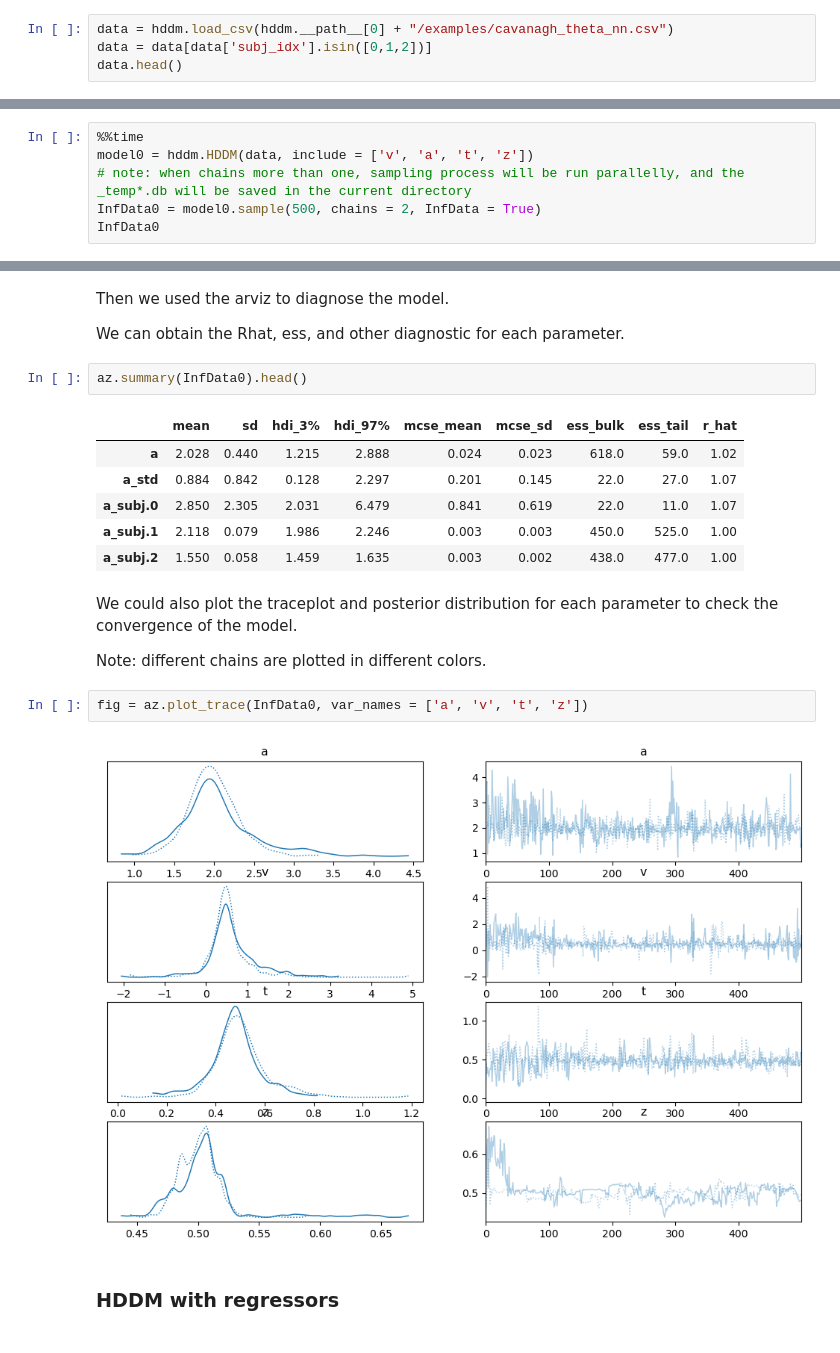
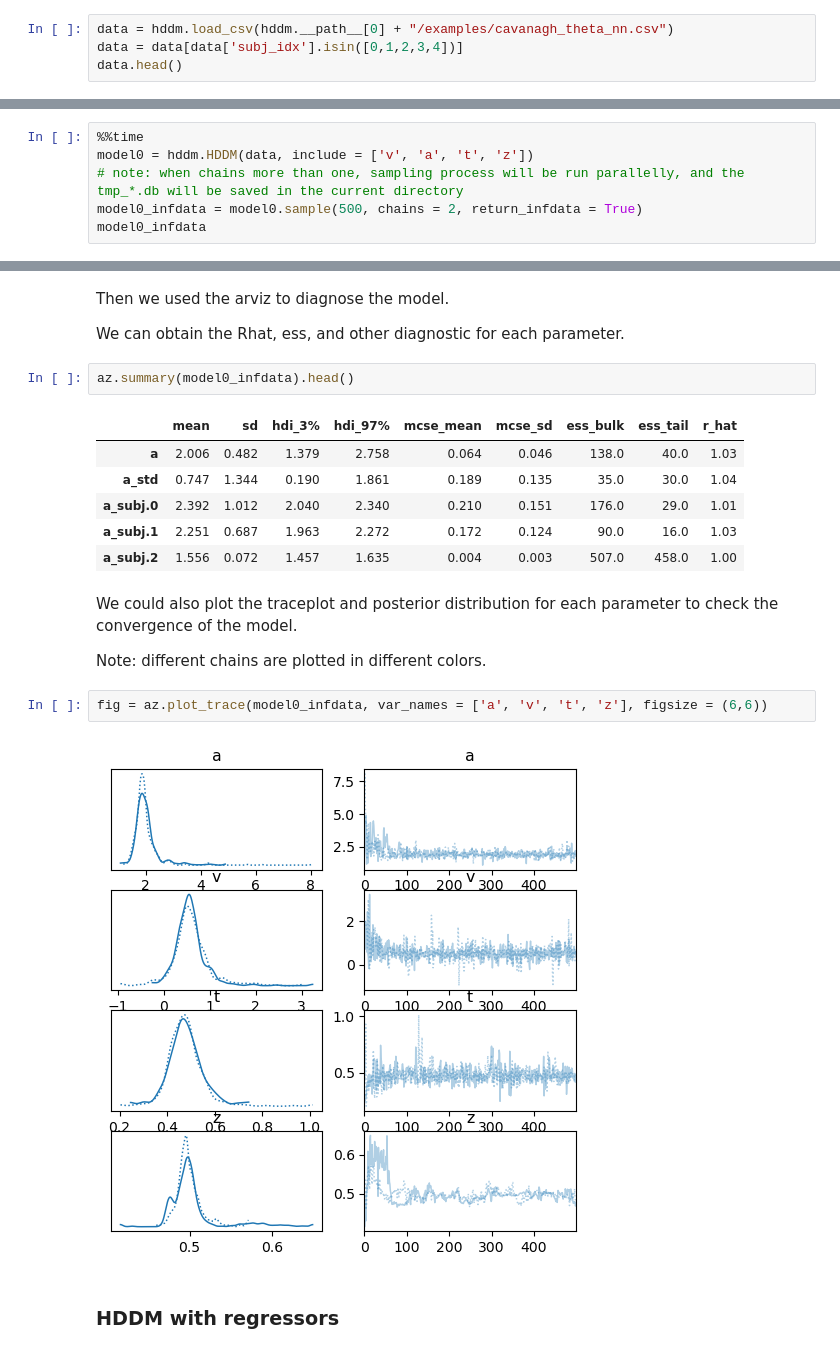
Before and after one commit to Asynchro-Epool/dockerHDDM_Guide, a Jupyter notebook: tutorial/dockerHDDM_primer.ipynb, the cells around one changed output, grey strips where cells are left out. Cells and saved outputs as stored; diff of their text form.

```diff
--- a/tutorial/dockerHDDM_primer.ipynb
+++ b/tutorial/dockerHDDM_primer.ipynb
@@ -33,7 +31,7 @@ The current version of arviz is:  0.14.0
 Loading the data from the hddm package
 # %%
 data = hddm.load_csv(hddm.__path__[0] + "/examples/cavanagh_theta_nn.csv")
-data = data[data['subj_idx'].isin([0,1,2])]
+data = data[data['subj_idx'].isin([0,1,2,3,4])]
 data.head()
 # %% [output]
 |  | subj_idx | stim | rt | response | theta | dbs | conf |
@@ -59,9 +57,9 @@ Now, let we **run the model with 2 chains in parallel**, and **return the ArViz
 # %%
 %%time
 model0 = hddm.HDDM(data, include = ['v', 'a', 't', 'z'])
-# note: when chains more than one, sampling process will be run parallelly, and the _temp*.db will be saved in the current directory
-InfData0 = model0.sample(500, chains = 2, InfData = True)
-InfData0
+# note: when chains more than one, sampling process will be run parallelly, and the tmp_*.db will be saved in the current directory
+model0_infdata = model0.sample(500, chains = 2, return_infdata = True)
+model0_infdata
 # %% [output]
 No model attribute --> setting up standard HDDM
 Set model to ddm
@@ -75,22 +75,22 @@ Then we used the arviz to diagnose the model.
 
 We can obtain the Rhat, ess, and other diagnostic for each parameter.
 # %%
-az.summary(InfData0).head()
+az.summary(model0_infdata).head()
 # %% [output]
 |  | mean | sd | hdi_3% | hdi_97% | mcse_mean | mcse_sd | ess_bulk | ess_tail | r_hat |
-| a | 2.028 | 0.440 | 1.215 | 2.888 | 0.024 | 0.023 | 618.0 | 59.0 | 1.02 |
-| a_std | 0.884 | 0.842 | 0.128 | 2.297 | 0.201 | 0.145 | 22.0 | 27.0 | 1.07 |
-| a_subj.0 | 2.850 | 2.305 | 2.031 | 6.479 | 0.841 | 0.619 | 22.0 | 11.0 | 1.07 |
-| a_subj.1 | 2.118 | 0.079 | 1.986 | 2.246 | 0.003 | 0.003 | 450.0 | 525.0 | 1.00 |
-| a_subj.2 | 1.550 | 0.058 | 1.459 | 1.635 | 0.003 | 0.002 | 438.0 | 477.0 | 1.00 |
+| a | 2.006 | 0.482 | 1.379 | 2.758 | 0.064 | 0.046 | 138.0 | 40.0 | 1.03 |
+| a_std | 0.747 | 1.344 | 0.190 | 1.861 | 0.189 | 0.135 | 35.0 | 30.0 | 1.04 |
+| a_subj.0 | 2.392 | 1.012 | 2.040 | 2.340 | 0.210 | 0.151 | 176.0 | 29.0 | 1.01 |
+| a_subj.1 | 2.251 | 0.687 | 1.963 | 2.272 | 0.172 | 0.124 | 90.0 | 16.0 | 1.03 |
+| a_subj.2 | 1.556 | 0.072 | 1.457 | 1.635 | 0.004 | 0.003 | 507.0 | 458.0 | 1.00 |
 # %% [markdown]
 We could also plot the traceplot and posterior distribution for each parameter to check the convergence of the model.
 
 Note: different chains are plotted in different colors.
 # %%
-fig = az.plot_trace(InfData0, var_names = ['a', 'v', 't', 'z'])
+fig = az.plot_trace(model0_infdata, var_names = ['a', 'v', 't', 'z'], figsize = (6,6))
 # %% [output]
-[figure, old version]
+[figure, new version]
 # %% [markdown]
 ### HDDM with regressors
 # %% [markdown]
```
Also changed, not shown: parts of 18 cells of this notebook.
